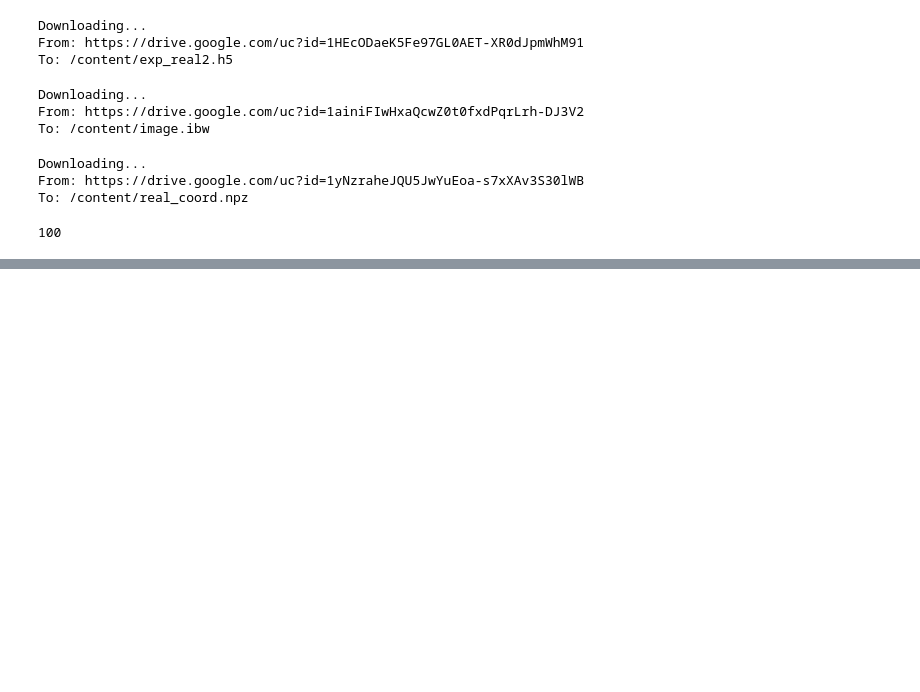
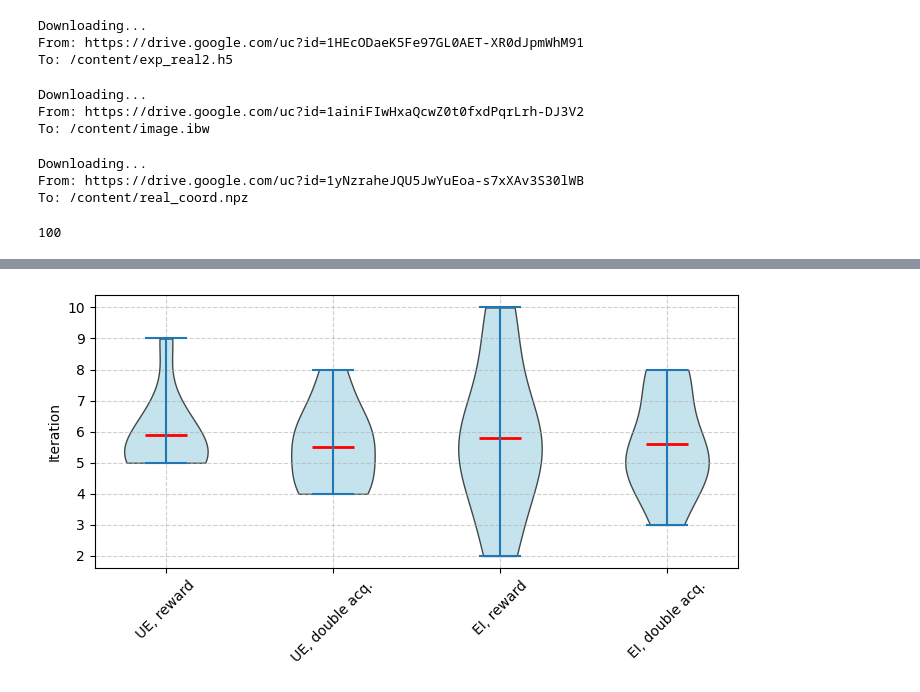
Before and after one commit to Slautin/2024_Noise_BO, a Jupyter notebook: 3_results_analysis.ipynb, the cells around one changed output, grey strips where cells are left out. Saved outputs shown, nothing was run; the diff lists cells and outputs as text; code cells hidden in the pictures; blank space fills up the shorter version.

```diff
--- a/3_results_analysis.ipynb
+++ b/3_results_analysis.ipynb
@@ -655,0 +676,40 @@ fig.savefig('res_real.jpg', dpi=300, bbox_inches='tight')
+# %%
+ue_pr = np.array([6,7,6,5,5,9,5,5,5,6])
+ue_da = np.array([5,6,4,4,4,8,6,7,6,5])
+
+ei_pr = np.array([3,5,2,10,6,5,5,7,6,9])
+ei_da = np.array([6,7,3,5,8,8,5,4,5,5])
+
+data = [ue_pr, ue_da, ei_pr, ei_da]
+labels = ['UE, reward', 'UE, double acq.', 'EI, reward', 'EI, double acq.',]
+# %%
+fig = plt.figure(figsize=(7.2, 4))
+
+# Create the violin plot with additional features
+parts = plt.violinplot(data, showmeans=True, showmedians=False, showextrema=True)
+
+# Customize the colors
+for pc in parts['bodies']:
+    pc.set_facecolor('lightblue')
+    pc.set_edgecolor('black')
+    pc.set_alpha(0.7)
+
+# Customize the median and mean lines
+parts['cmeans'].set_color('red')  # Mean line in red
+parts['cmeans'].set_linewidth(2)
+#parts['cmedians'].set_color('black')  # Median line in black
+#parts['cmedians'].set_linewidth(2)
+
+# Adding grid for better readability
+plt.grid(True, linestyle='--', alpha=0.6)
+
+# Labels and title with rotation for x-labels
+plt.ylabel('Iteration')
+plt.xticks([1, 2, 3, 4], labels, rotation=45)
+
+# Display the improved plot
+plt.tight_layout()
+
+fig.savefig('fig_s2.jpg', dpi=300, bbox_inches='tight')
+# %% [output]
+[figure, added]
```
Also changed, not shown: parts of 8 cells of this notebook.
